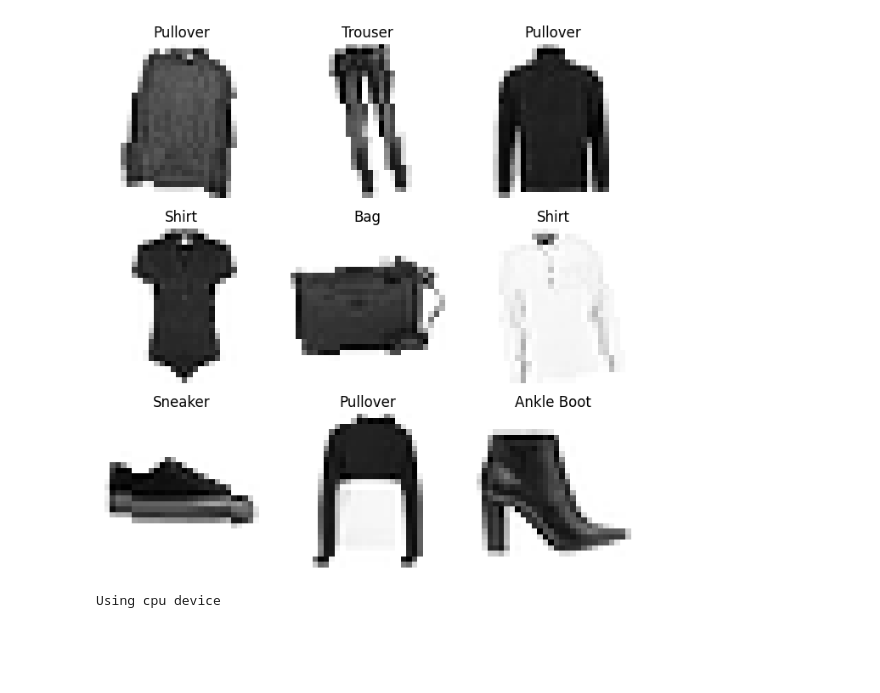
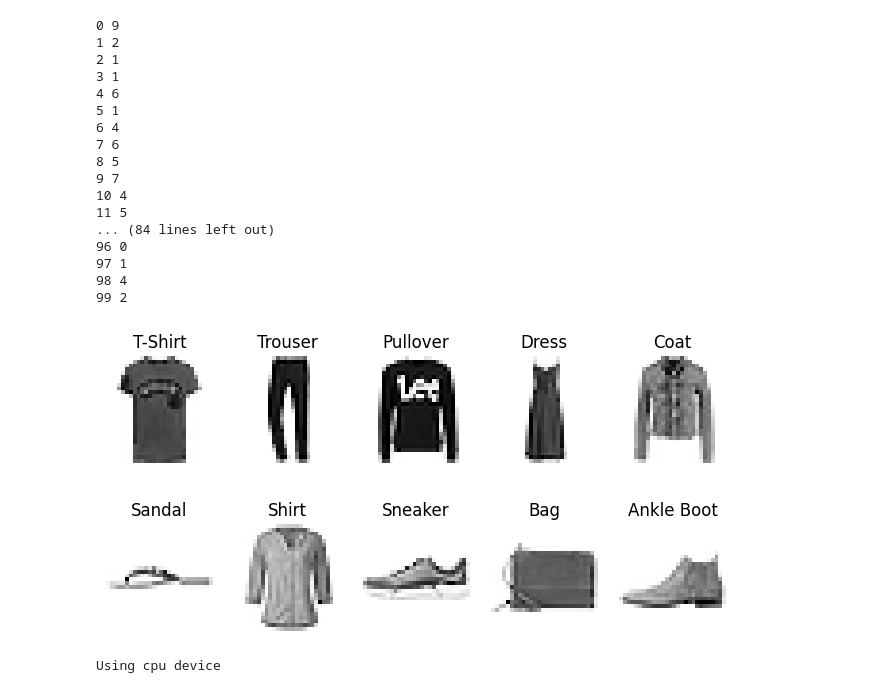
Before and after one commit to AlexanderDBell/TheDeveloperAcademy-Bootcamp, a Jupyter notebook: Final Project/clothes_detector.ipynb, the cells around one changed output. Cells and saved outputs as stored; diff of their text form; code cells hidden in the pictures; blank space fills up the shorter version.

```diff
--- a/Final Project/clothes_detector.ipynb
+++ b/Final Project/clothes_detector.ipynb
@@ -35,31 +35,53 @@ test_data = datasets.FashionMNIST(
 
 train_dataloader = DataLoader(train_data, batch_size=batch_size, shuffle=True, num_workers=8)
 test_dataloader = DataLoader(test_data, batch_size=batch_size, shuffle=True, num_workers=8)
+# %%
+for i in range(100):
+    img, label = test_data[i]
+    print(i, label)
+# %% [output]
+0 9
+1 2
+2 1
+3 1
+4 6
+5 1
+6 4
+7 6
+8 5
+9 7
+10 4
+11 5
+... (84 lines left out)
+96 0
+97 1
+98 4
+99 2
 # %%
 labels_map = {
     0: "T-Shirt",
     1: "Trouser",
     2: "Pullover",
     3: "Dress",
     4: "Coat",
     5: "Sandal",
     6: "Shirt",
     7: "Sneaker",
     8: "Bag",
     9: "Ankle Boot",
 }
-figure = plt.figure(figsize=(8, 8))
-cols, rows = 3, 3
-for i in range(1, cols * rows + 1):
-    sample_idx = torch.randint(len(train_data), size=(1,)).item()
-    img, label = train_data[sample_idx]
-    figure.add_subplot(rows, cols, i)
+
+example_index = [19, 2, 1, 13, 10, 8, 4, 9, 18, 0]
+figure = plt.figure(figsize=(8, 4))
+for i in range(10):
+    img, label = test_data[example_index[i]]
+    figure.add_subplot(2, 5, i+1)
     plt.title(labels_map[label])
     plt.axis("off")
     plt.imshow(img.squeeze(), cmap="Grays")
 plt.show()
 # %% [output]
-[figure, old version]
+[figure, new version]
 # %%
 class LeNet(nn.Module):
     def __init__(self):
```
Also changed, not shown: parts of 5 cells of this notebook.
